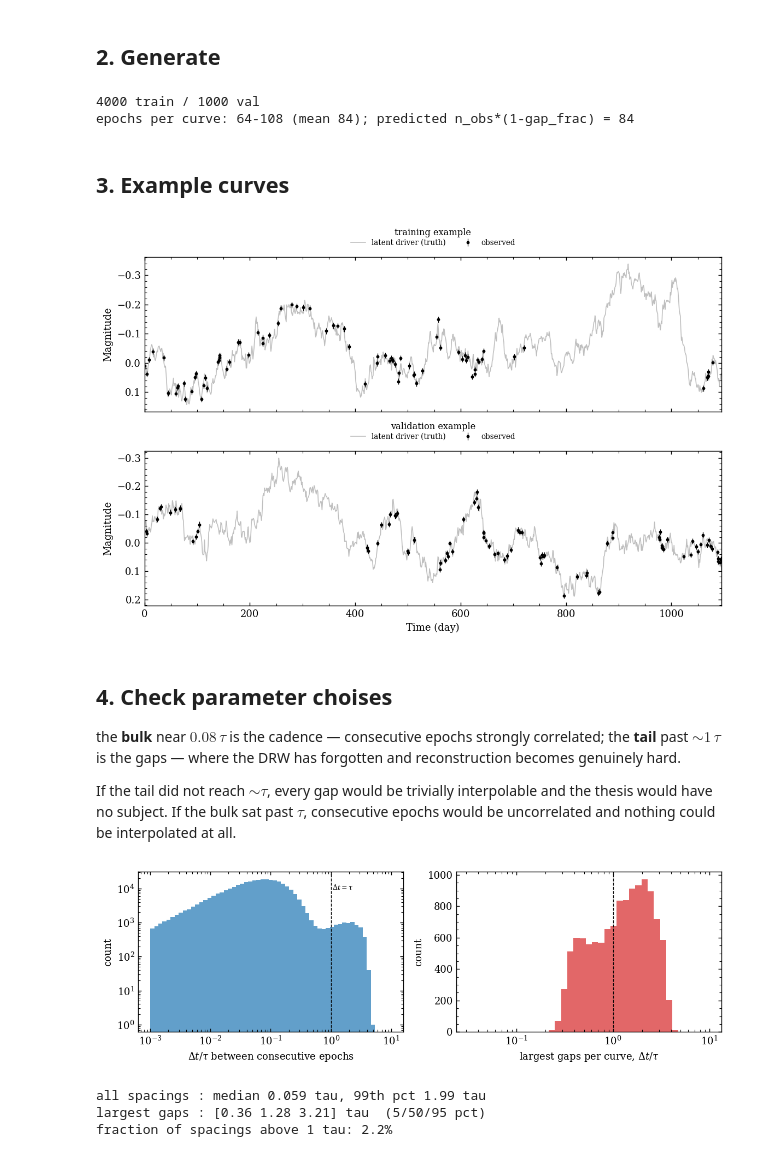
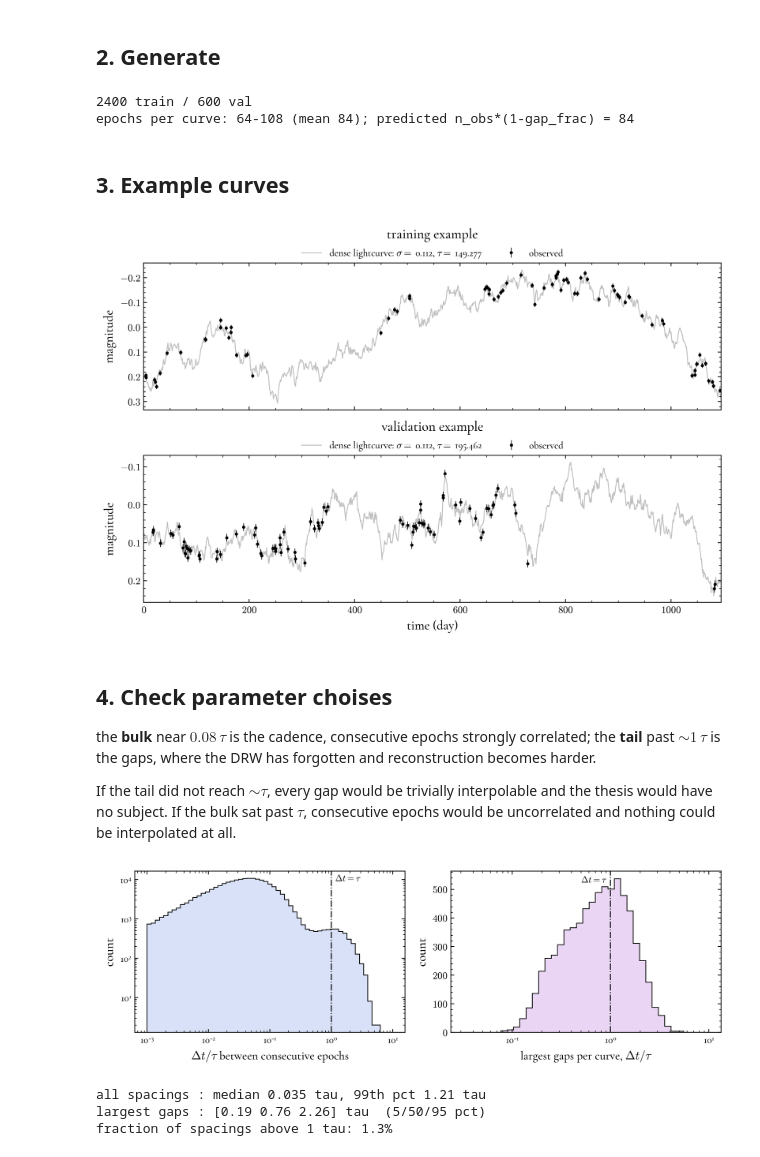
Before and after one commit to anacecilialr1/MASS-Thesis, a Jupyter notebook: framework/Stage0.ipynb, the cells around one changed output. Saved outputs shown, nothing was run; the diff lists cells and outputs as text; code cells hidden in the pictures.

```diff
--- a/framework/Stage0.ipynb
+++ b/framework/Stage0.ipynb
@@ -50,8 +46,8 @@ epochs kept  ~ 84 of 130 attempted
 ## 2. Generate
 # %%
 train_c, val_c = makeDataset(
-    n_curves=5000, val_frac=0.2, seed0=0,
-    gen_kwargs=dict(bands="g", t_max=TMAX, tau_driver=TAU, sigma_driver=SIG),
+    n_curves=3000, val_frac=0.2, seed0=0,
+    gen_kwargs=dict(bands="g", t_max=TMAX, tau_driver=None, sigma_driver=SIG),
     lc_kwargs=dict(n_obs=NOBS, gap_frac=GAPFRAC, n_gaps=NGAPS, sigma_phot=0.01),
 )
 n = np.array([c["t_obs"].size for c in train_c])
@@ -59,25 +55,28 @@ print(f"{len(train_c)} train / {len(val_c)} val")
 print(f"epochs per curve: {n.min()}-{n.max()} (mean {n.mean():.0f}); "
       f"predicted n_obs*(1-gap_frac) = {NOBS*(1-GAPFRAC):.0f}")
 # %% [output]
-4000 train / 1000 val
+2400 train / 600 val
 epochs per curve: 64-108 (mean 84); predicted n_obs*(1-gap_frac) = 84
 # %% [markdown]
 ## 3. Example curves
 # %%
 fig, axes = plt.subplots(2, 1, figsize=(9, 6), sharex=True)
-plotLC(train_c[0], ax=axes[0])
-plotLC(val_c[0],   ax=axes[1])
-axes[0].set_title("training example", fontsize=9, pad=22)
-axes[1].set_title("validation example", fontsize=9, pad=22)
+
+
+plotLC(train_c[90], ax=axes[0])
+plotLC(val_c[180],   ax=axes[1])
+axes[0].set_title("training example", fontsize=14, pad=25)
+axes[1].set_title("validation example", fontsize=14, pad=25)
 axes[0].set_xlabel("")
-plt.tight_layout(); plt.show()
+plt.tight_layout()
+plt.show()
 # %% [output]
-[figure, old version]
+[figure, new version]
 # %% [markdown]
 ## 4. Check parameter choises
 
-the **bulk** near $0.08\,\tau$ is the cadence — consecutive epochs strongly correlated;
-the **tail** past $\sim\!1\,\tau$ is the gaps — where the DRW has forgotten and reconstruction becomes genuinely hard.
+the **bulk** near $0.08\,\tau$ is the cadence, consecutive epochs strongly correlated;
+the **tail** past $\sim\!1\,\tau$ is the gaps, where the DRW has forgotten and reconstruction becomes harder.
 
 If the tail did not reach $\sim\!\tau$, every gap would be trivially interpolable and the thesis
 would have no subject. If the bulk sat past $\tau$, consecutive epochs would be uncorrelated and
@@ -85,27 +84,36 @@ nothing could be interpolated at all.
 # %%
 dts = np.concatenate([np.diff(c["t_obs"]) / c["tau"] for c in train_c])
 
 fig, ax = plt.subplots(1, 2, figsize=(9, 3))
-ax[0].hist(dts, bins=np.logspace(-3, 1, 60), color="tab:blue", alpha=.7)
+ax[0].hist(dts, bins=np.logspace(-3, 1, 60), histtype="step", lw=0.8, edgecolor="black")
+ax[0].hist(dts, bins=np.logspace(-3, 1, 60), histtype="stepfilled", lw=0.8, edgecolor="none", facecolor="royalblue" , alpha=0.2,)
+
 ax[0].set_xscale("log"); ax[0].set_yscale("log")
-ax[0].axvline(1.0, color="k", ls="--", lw=.8)
-ax[0].text(1.05, ax[0].get_ylim()[1]*.3, r"$\Delta t=\tau$", fontsize=7)
-ax[0].set_xlabel(r"$\Delta t/\tau$ between consecutive epochs"); ax[0].set_ylabel("count")
+ax[0].axvline(1.0, color="k", ls="-.", lw=1)
+ax[0].text(1.15, ax[0].get_ylim()[1]*.56, r"$\Delta t=\tau$", fontsize=9)
+ax[0].set_xlabel(r"$\Delta t/\tau$ between consecutive epochs", fontsize=12)
+ax[0].set_ylabel("count", fontsize=13)
 
 gaps = np.concatenate([np.sort(np.diff(c["t_obs"]))[-NGAPS:] / c["tau"] for c in train_c])
-ax[1].hist(gaps, bins=np.logspace(-1.5, 1, 40), color="tab:red", alpha=.7)
-ax[1].set_xscale("log"); ax[1].axvline(1.0, color="k", ls="--", lw=.8)
-ax[1].set_xlabel(r"largest gaps per curve, $\Delta t/\tau$"); ax[1].set_ylabel("count")
-plt.tight_layout(); plt.show()
+ax[1].hist(gaps, bins=np.logspace(-1.5, 1, 40), histtype="step", lw=0.8, edgecolor="black")
+ax[1].hist(gaps, bins=np.logspace(-1.5, 1, 40), histtype="stepfilled", lw=0.8, edgecolor="none", facecolor="darkorchid", alpha=0.2,)
+
+ax[1].set_xscale("log")
+ax[1].axvline(1.0, color="k", ls="-.", lw=1)
+ax[1].text(0.5, ax[1].get_ylim()[1]*0.93, r"$\Delta t=\tau$", fontsize=9)
+ax[1].set_xlabel(r"largest gaps per curve, $\Delta t/\tau$", fontsize=12)
+ax[1].set_ylabel("count", fontsize=13)
+plt.tight_layout()
+plt.show()
 
 print(f"all spacings : median {np.median(dts):.3f} tau, 99th pct {np.percentile(dts,99):.2f} tau")
 print(f"largest gaps : {np.percentile(gaps,[5,50,95]).round(2)} tau  (5/50/95 pct)")
 print(f"fraction of spacings above 1 tau: {100*np.mean(dts>1):.1f}%")
 # %% [output]
-[figure, old version]
+[figure, new version]
-all spacings : median 0.059 tau, 99th pct 1.99 tau
-largest gaps : [0.36 1.28 3.21] tau  (5/50/95 pct)
-fraction of spacings above 1 tau: 2.2%
+all spacings : median 0.035 tau, 99th pct 1.21 tau
+largest gaps : [0.19 0.76 2.26] tau  (5/50/95 pct)
+fraction of spacings above 1 tau: 1.3%
 # %% [markdown]
 ## 5. Save
 
```
Also changed, not shown: parts of 9 cells of this notebook, 44 other files.
